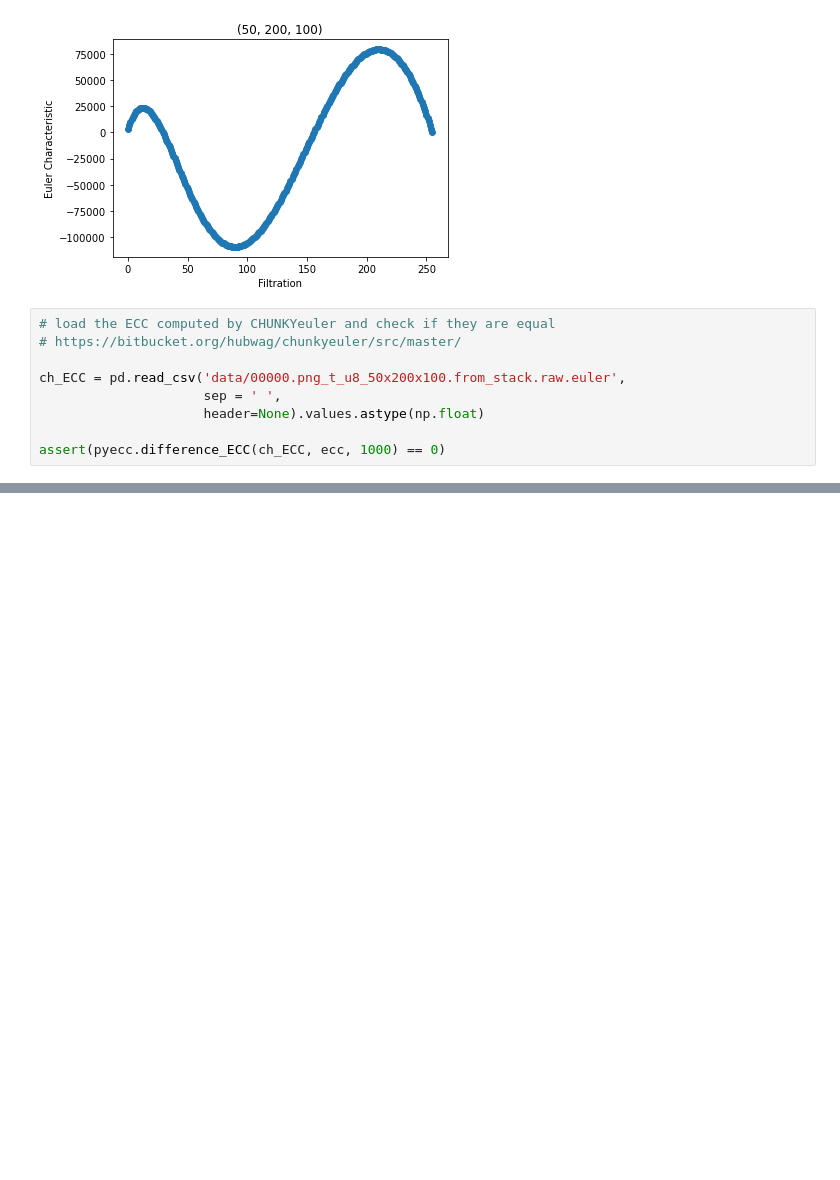
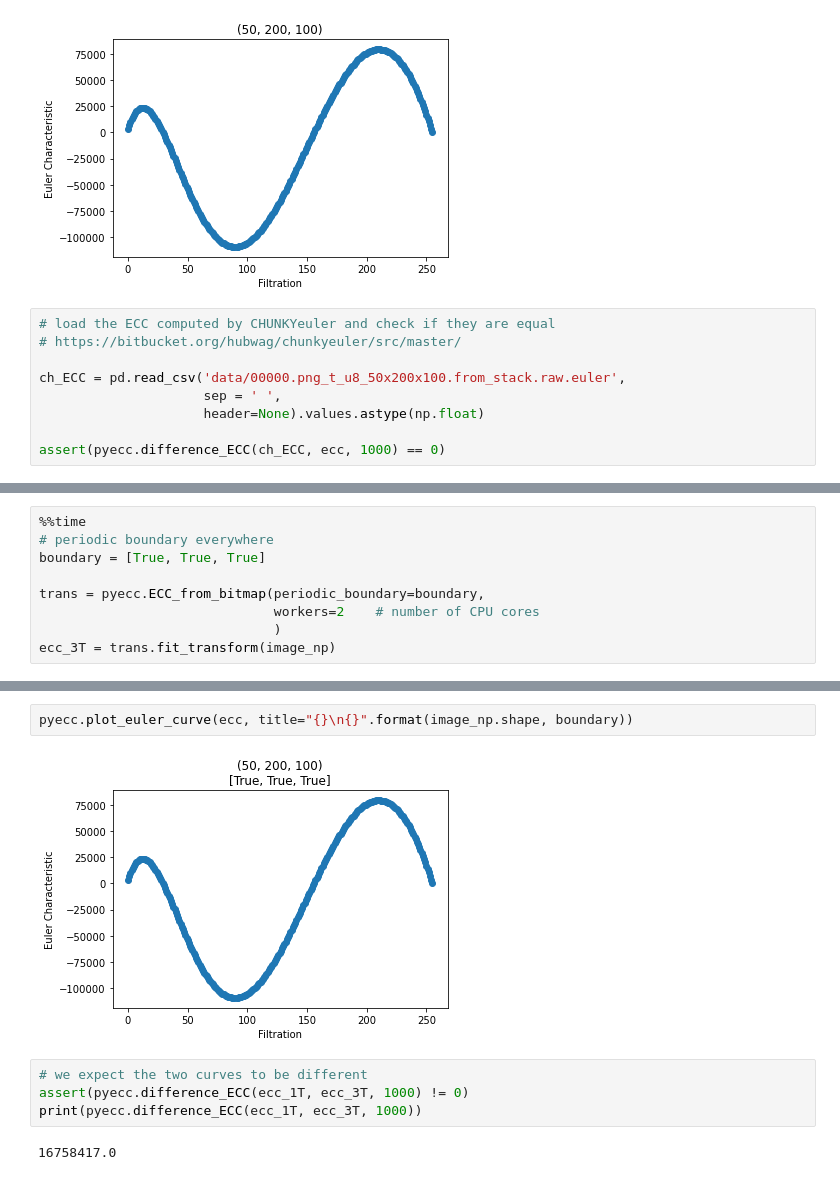
Before and after one commit to dioscuri-tda/pyEulerCurves, a Jupyter notebook: examples/example_cubical.ipynb, the cells around one changed output, grey strips where cells are left out. Saved outputs shown, nothing was run; the diff lists cells and outputs as text; blank space fills up the shorter version.

```diff
--- a/examples/example_cubical.ipynb
+++ b/examples/example_cubical.ipynb
@@ -98,0 +125,9 @@ assert(pyecc.difference_ECC(ch_ECC, ecc, 1000) == 0)
+# %%
+%%time
+# periodic boundary everywhere
+boundary = [True, True, True]
+
+trans = pyecc.ECC_from_bitmap(periodic_boundary=boundary,
+                              workers=2    # number of CPU cores
+                              )
+ecc_3T = trans.fit_transform(image_np)
@@ -98,0 +137,10 @@ assert(pyecc.difference_ECC(ch_ECC, ecc, 1000) == 0)
+# %%
+pyecc.plot_euler_curve(ecc, title="{}\n{}".format(image_np.shape, boundary))
+# %% [output]
+[figure, added]
+# %%
+# we expect the two curves to be different
+assert(pyecc.difference_ECC(ecc_1T, ecc_3T, 1000) != 0)
+print(pyecc.difference_ECC(ecc_1T, ecc_3T, 1000))
+# %% [output]
+16758417.0
```
Also changed, not shown: parts of 8 cells of this notebook, 3 other files.
